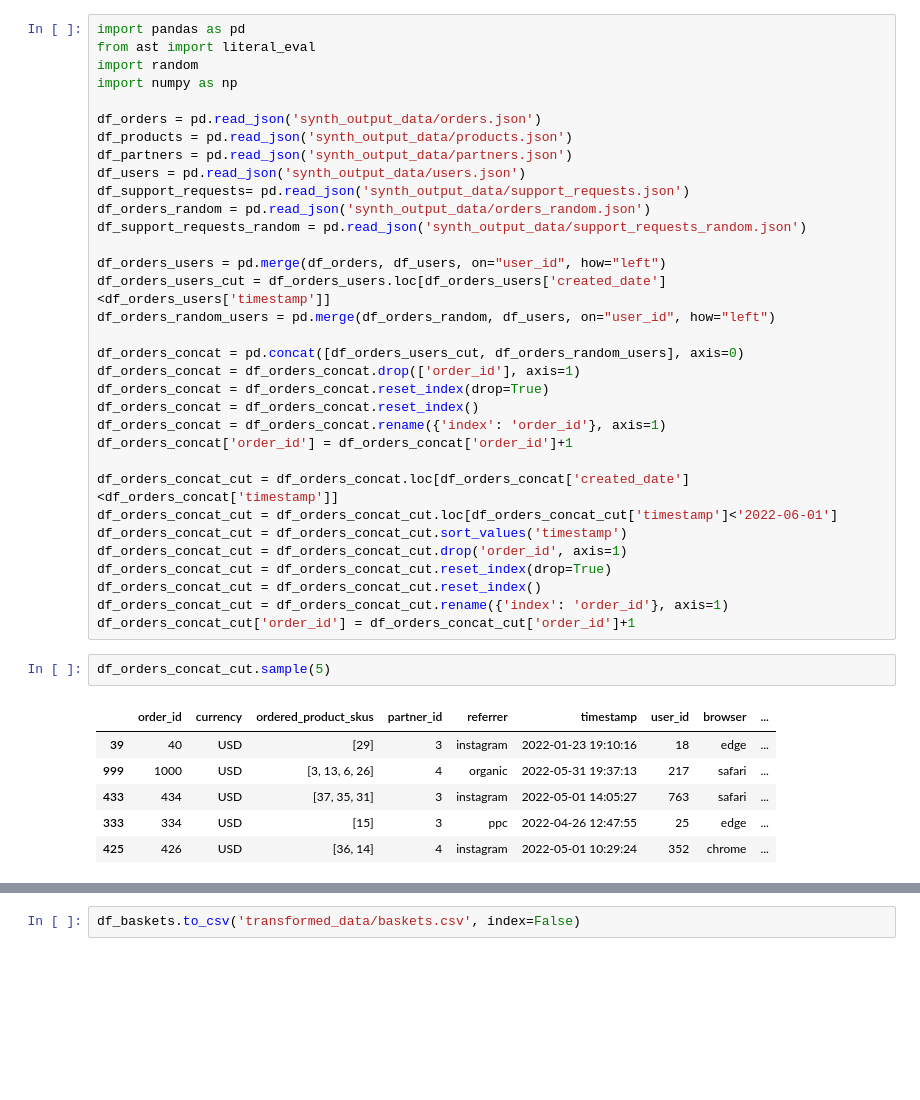
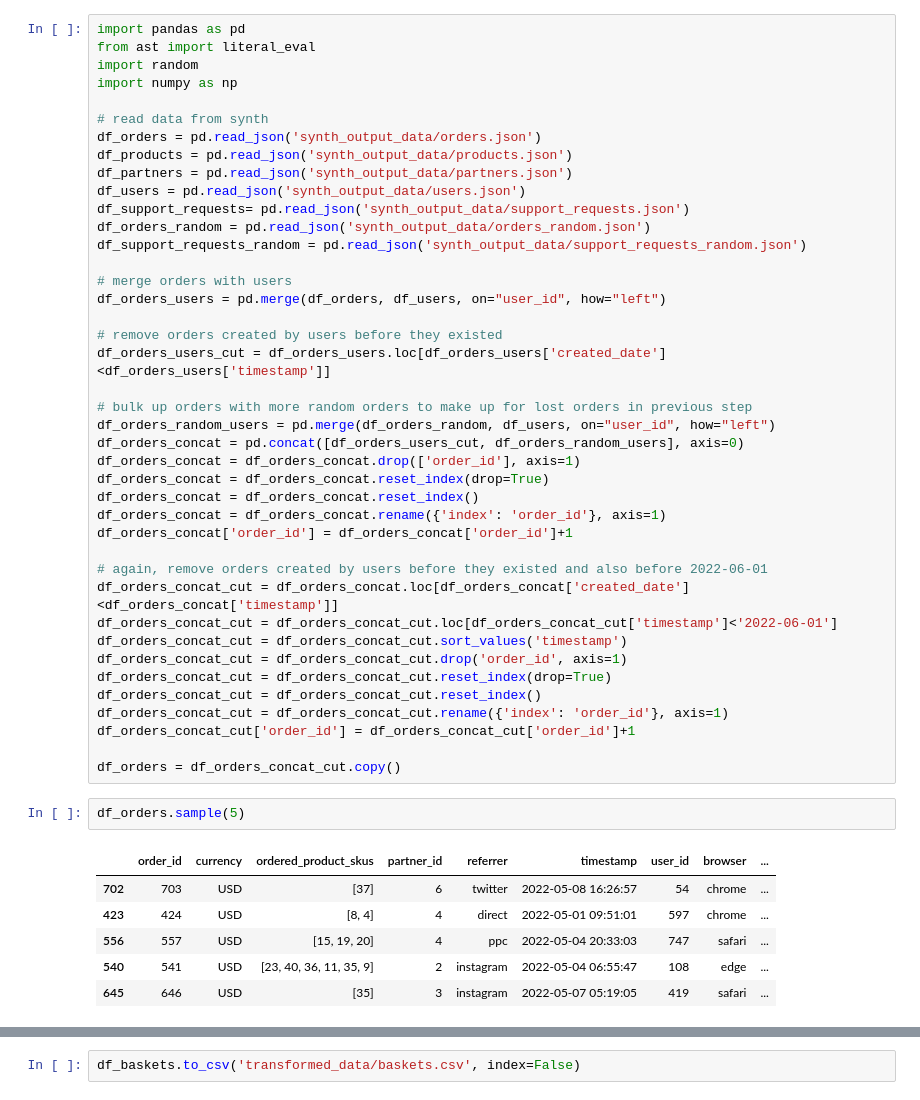
Before and after one commit to lightdash/lightdash-demo-data-gardening, a Jupyter notebook: exploration_and_transformation.ipynb, the cells around one changed output, grey strips where cells are left out. Drawn from its saved outputs; the diff is of its cells as text; blank space fills up the shorter version.

```diff
--- a/exploration_and_transformation.ipynb
+++ b/exploration_and_transformation.ipynb
@@ -4,6 +4,7 @@ from ast import literal_eval
 import random
 import numpy as np
 
+# read data from synth
 df_orders = pd.read_json('synth_output_data/orders.json')
 df_products = pd.read_json('synth_output_data/products.json')
 df_partners = pd.read_json('synth_output_data/partners.json')
@@ -12,10 +13,14 @@ df_support_requests= pd.read_json('synth_output_data/support_requests.json')
 df_orders_random = pd.read_json('synth_output_data/orders_random.json')
 df_support_requests_random = pd.read_json('synth_output_data/support_requests_random.json')
 
+# merge orders with users
 df_orders_users = pd.merge(df_orders, df_users, on="user_id", how="left")
+
+# remove orders created by users before they existed
 df_orders_users_cut = df_orders_users.loc[df_orders_users['created_date']<df_orders_users['timestamp']]
+
+# bulk up orders with more random orders to make up for lost orders in previous step
 df_orders_random_users = pd.merge(df_orders_random, df_users, on="user_id", how="left")
-
 df_orders_concat = pd.concat([df_orders_users_cut, df_orders_random_users], axis=0)
 df_orders_concat = df_orders_concat.drop(['order_id'], axis=1)
 df_orders_concat = df_orders_concat.reset_index(drop=True)
@@ -23,6 +28,7 @@ df_orders_concat = df_orders_concat.reset_index()
 df_orders_concat = df_orders_concat.rename({'index': 'order_id'}, axis=1)
 df_orders_concat['order_id'] = df_orders_concat['order_id']+1
 
+# again, remove orders created by users before they existed and also before 2022-06-01
 df_orders_concat_cut = df_orders_concat.loc[df_orders_concat['created_date']<df_orders_concat['timestamp']]
 df_orders_concat_cut = df_orders_concat_cut.loc[df_orders_concat_cut['timestamp']<'2022-06-01']
 df_orders_concat_cut = df_orders_concat_cut.sort_values('timestamp')
@@ -31,13 +37,15 @@ df_orders_concat_cut = df_orders_concat_cut.reset_index(drop=True)
 df_orders_concat_cut = df_orders_concat_cut.reset_index()
 df_orders_concat_cut = df_orders_concat_cut.rename({'index': 'order_id'}, axis=1)
 df_orders_concat_cut['order_id'] = df_orders_concat_cut['order_id']+1
+
+df_orders = df_orders_concat_cut.copy()
 # %%
-df_orders_concat_cut.sample(5)
+df_orders.sample(5)
 # %% [output]
 |  | order_id | currency | ordered_product_skus | partner_id | referrer | timestamp | user_id | browser | ... |
-| 39 | 40 | USD | [29] | 3 | instagram | 2022-01-23 19:10:16 | 18 | edge | ... |
-| 999 | 1000 | USD | [3, 13, 6, 26] | 4 | organic | 2022-05-31 19:37:13 | 217 | safari | ... |
-| 433 | 434 | USD | [37, 35, 31] | 3 | instagram | 2022-05-01 14:05:27 | 763 | safari | ... |
-| 333 | 334 | USD | [15] | 3 | ppc | 2022-04-26 12:47:55 | 25 | edge | ... |
-| 425 | 426 | USD | [36, 14] | 4 | instagram | 2022-05-01 10:29:24 | 352 | chrome | ... |
+| 702 | 703 | USD | [37] | 6 | twitter | 2022-05-08 16:26:57 | 54 | chrome | ... |
+| 423 | 424 | USD | [8, 4] | 4 | direct | 2022-05-01 09:51:01 | 597 | chrome | ... |
+| 556 | 557 | USD | [15, 19, 20] | 4 | ppc | 2022-05-04 20:33:03 | 747 | safari | ... |
+| 540 | 541 | USD | [23, 40, 36, 11, 35, 9] | 2 | instagram | 2022-05-04 06:55:47 | 108 | edge | ... |
+| 645 | 646 | USD | [35] | 3 | instagram | 2022-05-07 05:19:05 | 419 | safari | ... |
 # %%
```
Also changed, not shown: parts of 22 cells of this notebook, 5 other files.
